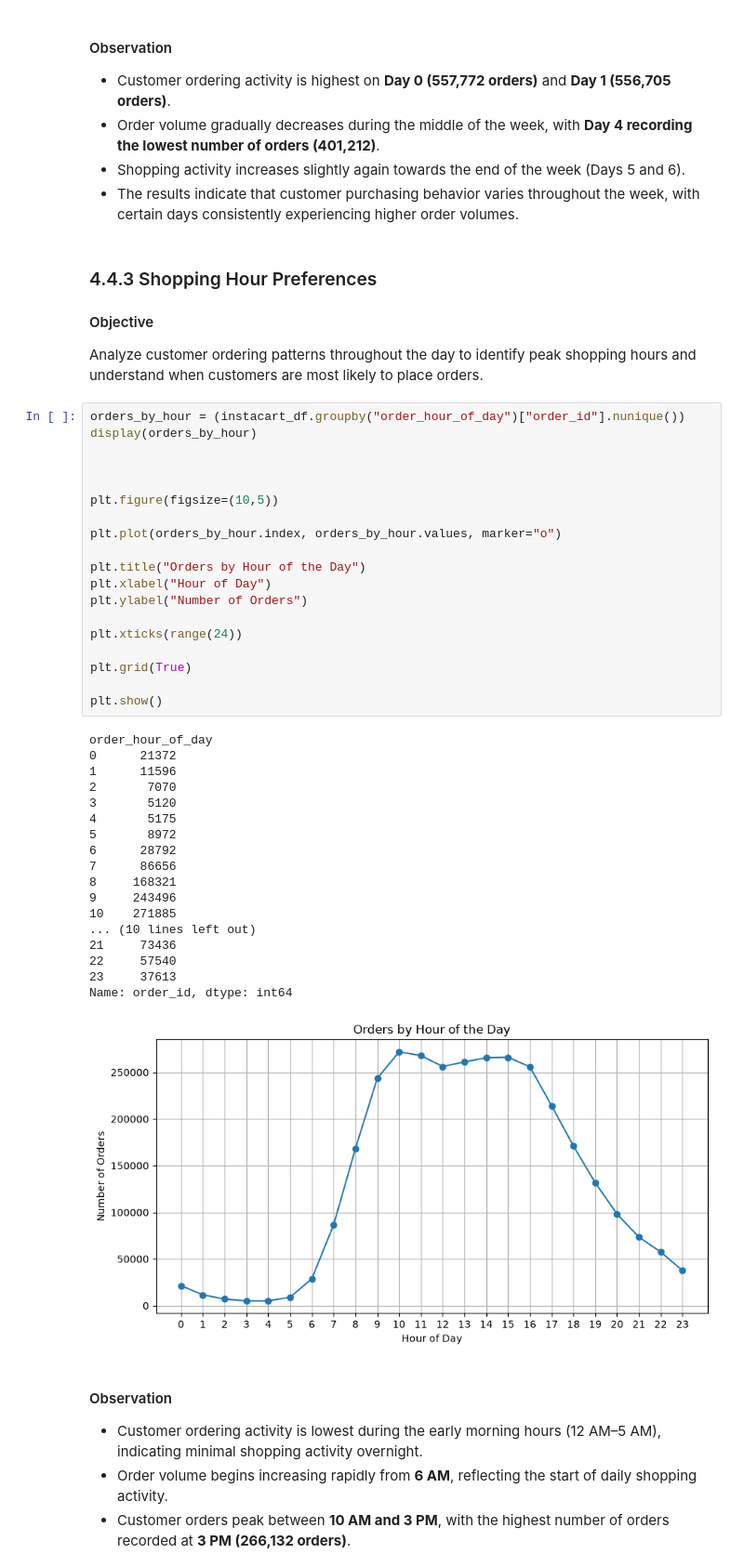
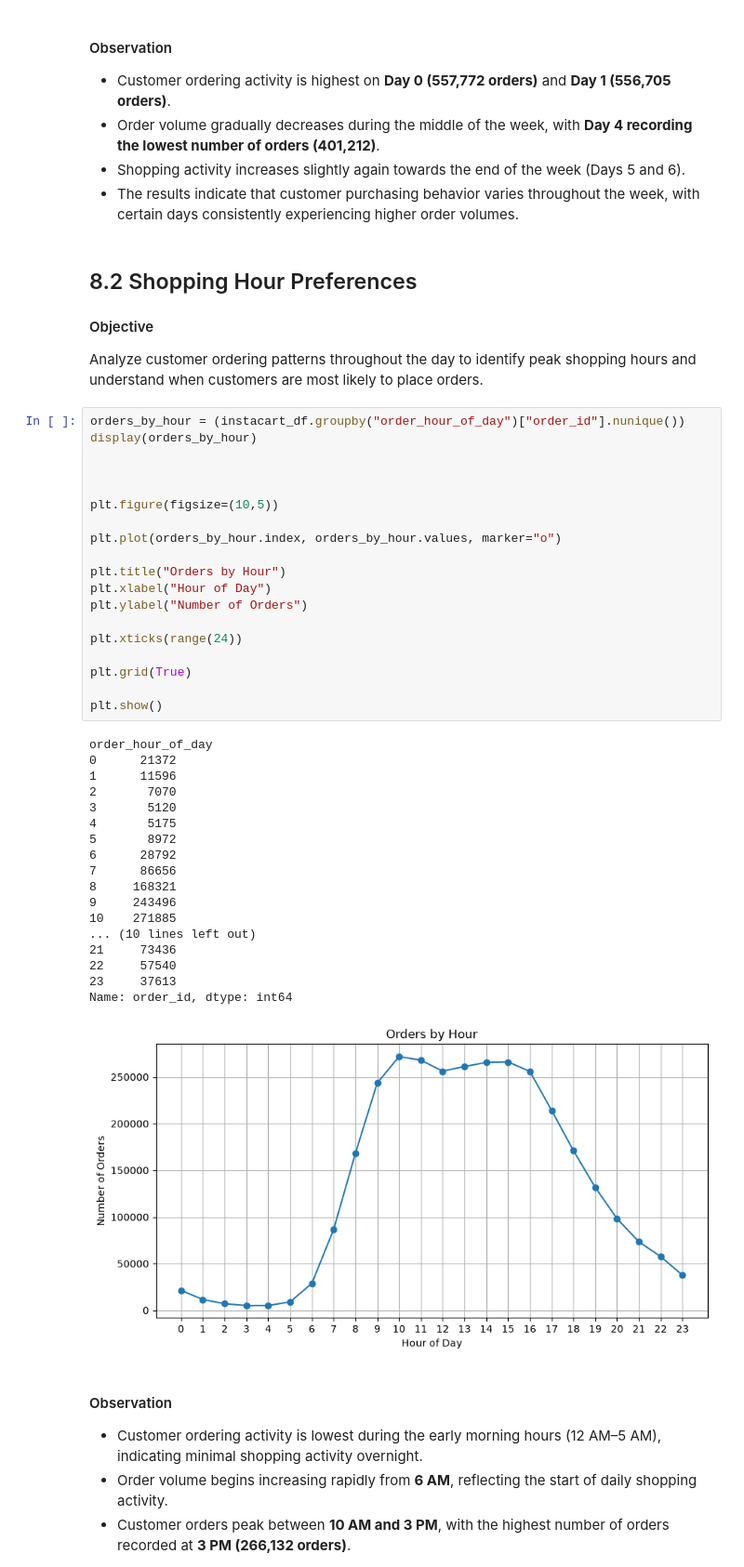
Before and after one commit to Shub305/instacart-market-basket-analysis, a Jupyter notebook: notebooks/instacart_market_basket_analysis.ipynb, the cells around one changed output. Shown: that part at 93% size. Saved outputs shown, nothing was run; the diff lists cells and outputs as text.

```diff
--- a/notebooks/instacart_market_basket_analysis.ipynb
+++ b/notebooks/instacart_market_basket_analysis.ipynb
@@ -1086,7 +1104,7 @@ Name: order_id, dtype: int64
 - Shopping activity increases slightly again towards the end of the week (Days 5 and 6).
 - The results indicate that customer purchasing behavior varies throughout the week, with certain days consistently experiencing higher order volumes.
 # %% [markdown]
-### 4.4.3 Shopping Hour Preferences
+## 8.2 Shopping Hour Preferences
 
 #### Objective
 
@@ -1100,35 +1118,35 @@ display(orders_by_hour)
 plt.figure(figsize=(10,5))
 
 plt.plot(orders_by_hour.index, orders_by_hour.values, marker="o")
 
-plt.title("Orders by Hour of the Day")
+plt.title("Orders by Hour")
 plt.xlabel("Hour of Day")
 plt.ylabel("Number of Orders")
 
 plt.xticks(range(24))
 
 plt.grid(True)
 
 plt.show()
 # %% [output]
 order_hour_of_day
 0      21372
 1      11596
 2       7070
 3       5120
 4       5175
 5       8972
 6      28792
 7      86656
 8     168321
 9     243496
 10    271885
 ... (10 lines left out)
 21     73436
 22     57540
 23     37613
 Name: order_id, dtype: int64
-[figure, old version]
+[figure, new version]
 # %% [markdown]
 #### Observation
 
```
Also changed, not shown: parts of 23 cells of this notebook, 11 other files.
